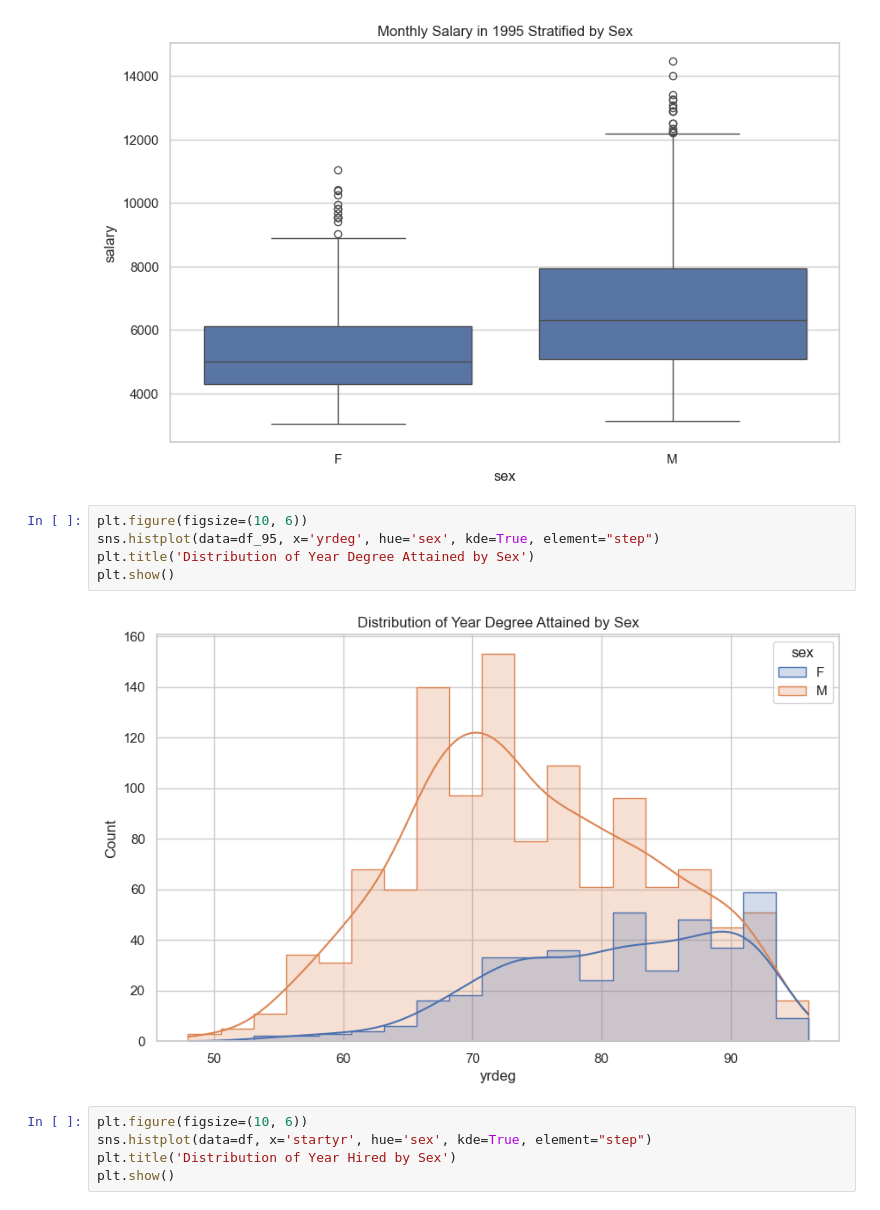
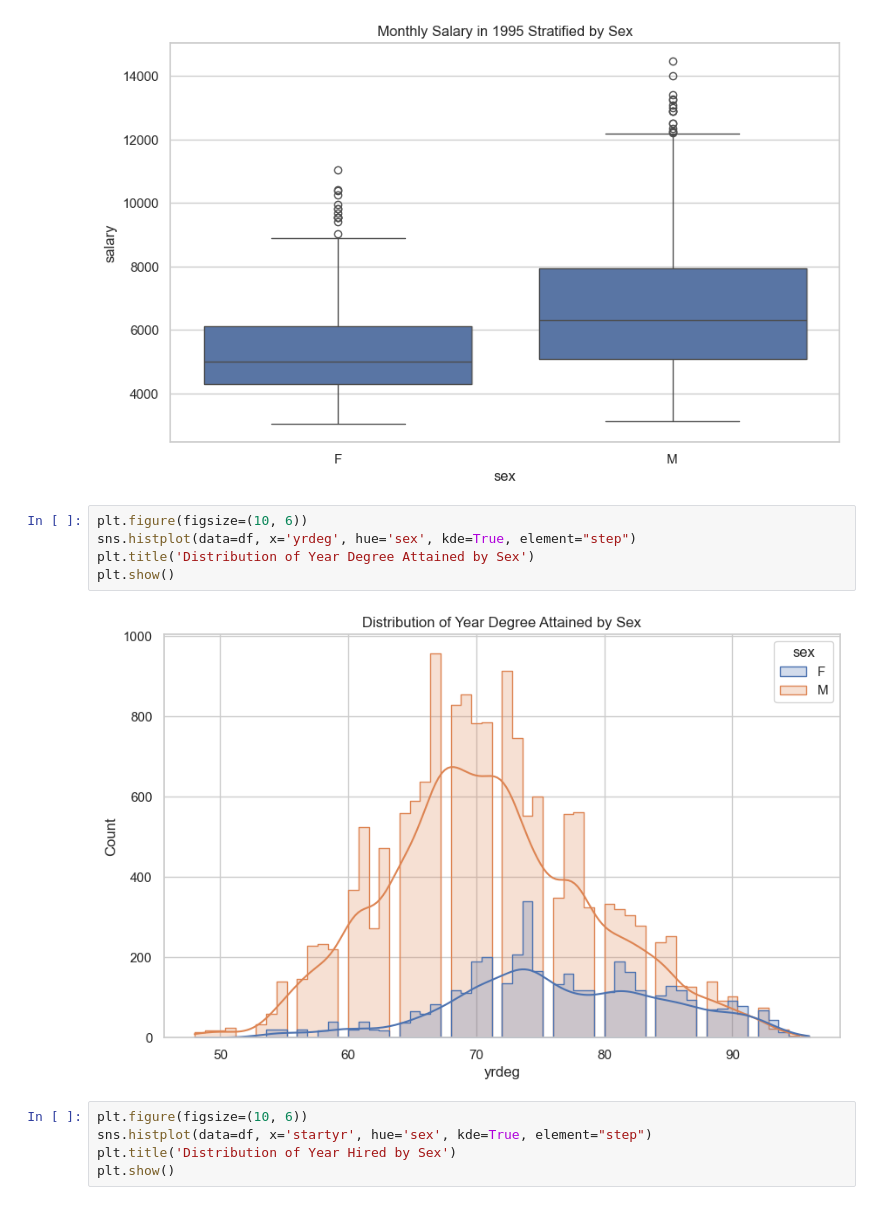
Before and after one commit to Jaiycex/Data557_Project_StoryTeam, a Jupyter notebook: Milestone 2.ipynb, the cells around one changed output. Drawn from its saved outputs; the diff is of its cells as text.

Commit message:
fixed data source from 1995 to all for plots: year attained and field

```diff
--- a/Milestone 2.ipynb
+++ b/Milestone 2.ipynb
@@ -96,11 +101,11 @@ plt.show()
 [figure]
 # %%
 plt.figure(figsize=(10, 6))
-sns.histplot(data=df_95, x='yrdeg', hue='sex', kde=True, element="step")
+sns.histplot(data=df, x='yrdeg', hue='sex', kde=True, element="step")
 plt.title('Distribution of Year Degree Attained by Sex')
 plt.show()
 # %% [output]
-[figure, old version]
+[figure, new version]
 # %%
 plt.figure(figsize=(10, 6))
 sns.histplot(data=df, x='startyr', hue='sex', kde=True, element="step")
```
Also changed, not shown: parts of 2 cells of this notebook.
